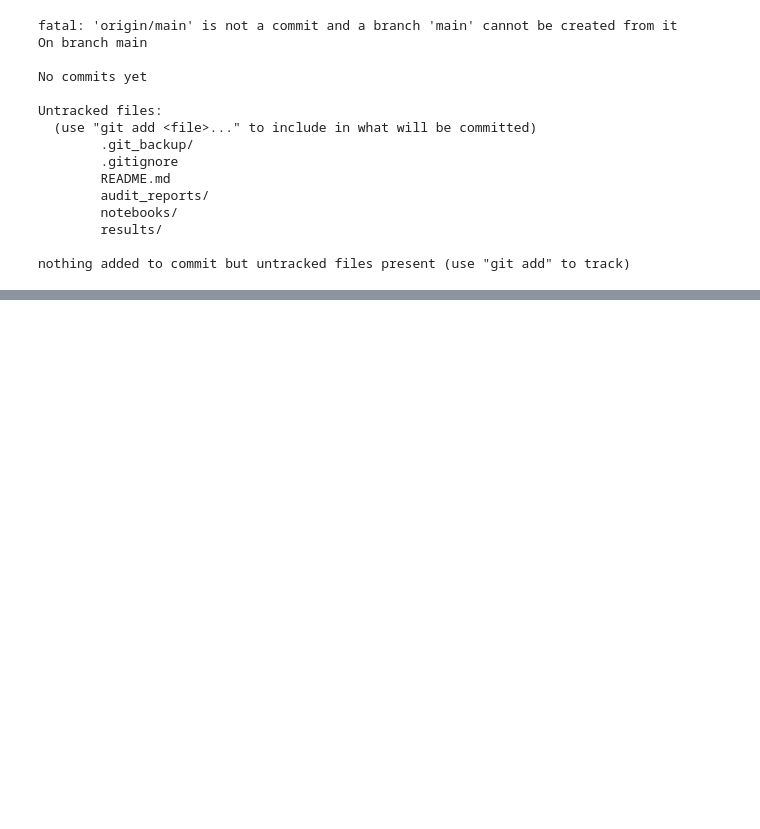
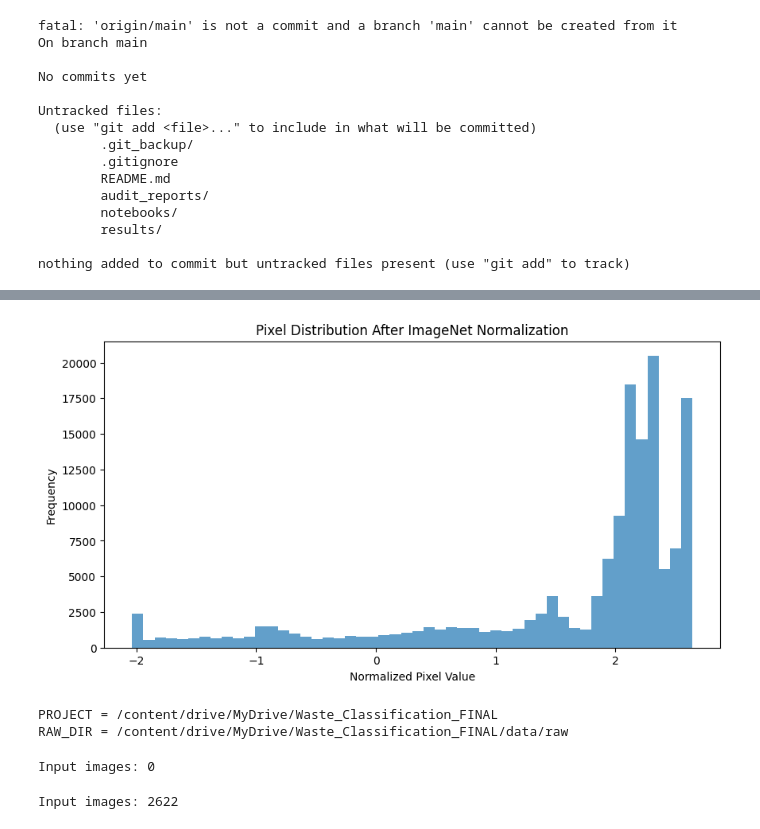
Before and after one commit to IT25102140/waste-classification-aiml, a Jupyter notebook: notebooks/IT25102486_PixelNormalization.ipynb, the cells around one changed output, grey strips where cells are left out. Cells and saved outputs as stored; diff of their text form; code cells hidden in the pictures; blank space fills up the shorter version.

```diff
--- a/notebooks/IT25102486_PixelNormalization.ipynb
+++ b/notebooks/IT25102486_PixelNormalization.ipynb
@@ -447,0 +1196,80 @@ nothing added to commit but untracked files present (use "git add" to track)
+# %%
+plt.figure(figsize=(10, 5))
+
+plt.hist(
+    after_values,
+    bins=50,
+    alpha=0.7
+)
+
+plt.title("Pixel Distribution After ImageNet Normalization")
+plt.xlabel("Normalized Pixel Value")
+plt.ylabel("Frequency")
+
+plt.show()
+# %% [output]
+[figure, added]
+# %%
+from pathlib import Path
+
+PROJECT = Path(
+    "/content/drive/MyDrive/Waste_Classification_FINAL"
+)
+
+RAW_DIR = PROJECT / "data" / "raw"
+PROCESSED_DIR = PROJECT / "data" / "processed"
+RESULTS_DIR = PROJECT / "results"
+REPORT_DIR = PROJECT / "audit_reports"
+EDA_DIR = RESULTS_DIR / "eda_visualizations"
+OUTPUT_DIR = RESULTS_DIR / "outputs"
+
+for p in [
+    PROCESSED_DIR,
+    RESULTS_DIR,
+    REPORT_DIR,
+    EDA_DIR,
+    OUTPUT_DIR
+]:
+    p.mkdir(parents=True, exist_ok=True)
+
+IMAGE_EXTS = {
+    ".jpg", ".jpeg", ".png",
+    ".webp", ".bmp", ".gif",
+    ".tif", ".tiff"
+}
+
+print("PROJECT =", PROJECT)
+print("RAW_DIR =", RAW_DIR)
+
+assert PROJECT.exists(), "Waste_Classification_FINAL was not found."
+assert (PROJECT / "data").exists(), "data folder was not found."
+assert (PROJECT / "data" / "processed").exists(), "processed folder was not found."
+# %% [output]
+PROJECT = /content/drive/MyDrive/Waste_Classification_FINAL
+RAW_DIR = /content/drive/MyDrive/Waste_Classification_FINAL/data/raw
+# %%
+STAGE4 = PROCESSED_DIR / "stage4_standardized"
+assert STAGE4.exists(), "Stage 4 is missing."
+files = sorted(STAGE4.rglob("*.jpg"))
+print("Input images:", len(files))
+# %% [output]
+Input images: 0
+# %%
+STAGE4 = PROCESSED_DIR / "stage4_standardized"
+
+assert STAGE4.exists(), "Stage 4 is missing."
+
+files = sorted(
+    p for p in STAGE4.rglob("*")
+    if p.is_file()
+    and p.suffix.lower() in IMAGE_EXTS
+)
+
+print("Input images:", len(files))
+
+assert len(files) == 2622, (
+    f"Expected 2622 standardized images, "
+    f"but found {len(files)}."
+)
+# %% [output]
+Input images: 2622
```
Also changed, not shown: parts of 34 cells of this notebook, 19 other files.
